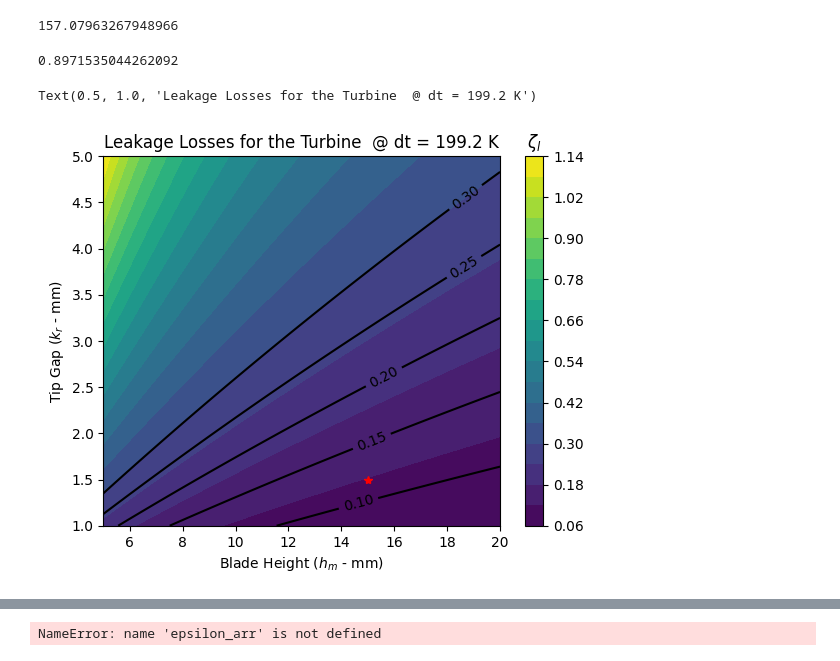
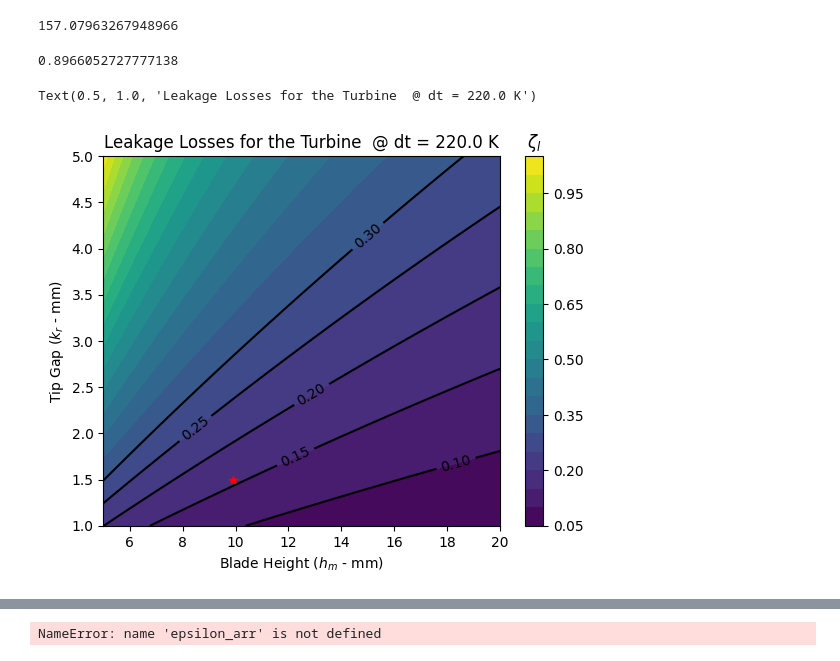
Before and after one commit to EliasAoubala/MermaidManBarnacleBoy, a Jupyter notebook: docs/turbine.ipynb, the cells around one changed output, grey strips where cells are left out. Cells and saved outputs as stored; diff of their text form; code cells hidden in the pictures.

```diff
--- a/docs/turbine.ipynb
+++ b/docs/turbine.ipynb
@@ -859,13 +862,13 @@ The methodolody is the following:
 
 i = 100
 
-alpha_arr = np.linspace(45,70,i)*np.pi/180 # rad
+alpha_arr = np.linspace(45,80,i)*np.pi/180 # rad
 
 # We define our blade velocity array
 
 k = 100
 
-U_org = np.linspace(100,400,k) # m/s
+U_org = np.linspace(50,400,k) # m/s
 
 # We need to now tile and repeat the arrays accordingly.
 
@@ -873,7 +876,7 @@ alpha_arr, U = np.meshgrid(alpha_arr, U_org)
 
 # We define our temperature drop we wish to aim for (isentropically)
 
-dt = T_inlet - T_exit_s # K
+dt = 220 # K
 
 print(dt)
 
@@ -945,7 +948,7 @@ We can calulate our nozzle factor
 
 phi = nozzle_phi(M_1s)
 
-# phi = 1
+phi = 1
 # %% [markdown]
 We need to now figure out what our beta angle and relative mach numbers will be based on the inlet velocities we intend to use. To do this, we need to calculate all our possible whirl velocities.
 # %%
@@ -1235,7 +1263,7 @@ Text(0.5, 1.0, 'Leakage Losses for the Turbine  @ dt = 199.2 K')
 # %% [markdown]
 We can get the performance curve for a given design point with regards to leakage:
 # %%
-alpha_1 = 60*np.pi/180 # rad
+alpha_1 = 70*np.pi/180 # rad
 
 D_target = 15e-2 # m
 
@@ -1279,21 +1307,21 @@ zeta_l_spec = (k_i(del_a=delta_a) * k_r / (D_target * np.sin(beta_r))) * (k_r/h_
 
 print(k_i(del_a=delta_a))
 # %% [output]
-0.8971535044262092
+0.8966052727777138
 # %%
 fig, ax = plt.subplots()
 
 plt.contourf(h_blade*1e3, k_r*1e3, zeta_l_spec, 20 )
 clb = plt.colorbar()
 clb.ax.set_title(r'$\zeta_l$')
 CS = ax.contour(h_blade*1e3, k_r*1e3, zeta_l_spec, [0.05, 0.10, 0.15, 0.20, 0.25, 0.3], colors="k")
 ax.clabel(CS, inline=True, fontsize=10)
 
-plt.plot(0.1*D_target*1e3, 1.5, color="r", marker="*" )
+plt.plot(0.066*D_target*1e3, 1.5, color="r", marker="*" )
 
 plt.xlabel(r"Blade Height ($h_m$ - mm)")
 plt.ylabel(r"Tip Gap ($k_r$ - mm)")
 plt.title(f"Leakage Losses for the Turbine  @ dt = {dt:.1f} K")
 # %% [output]
-Text(0.5, 1.0, 'Leakage Losses for the Turbine  @ dt = 199.2 K')
+Text(0.5, 1.0, 'Leakage Losses for the Turbine  @ dt = 220.0 K')
-[figure, old version]
+[figure, new version]
```
Also changed, not shown: parts of 44 cells of this notebook, 1 other file.
